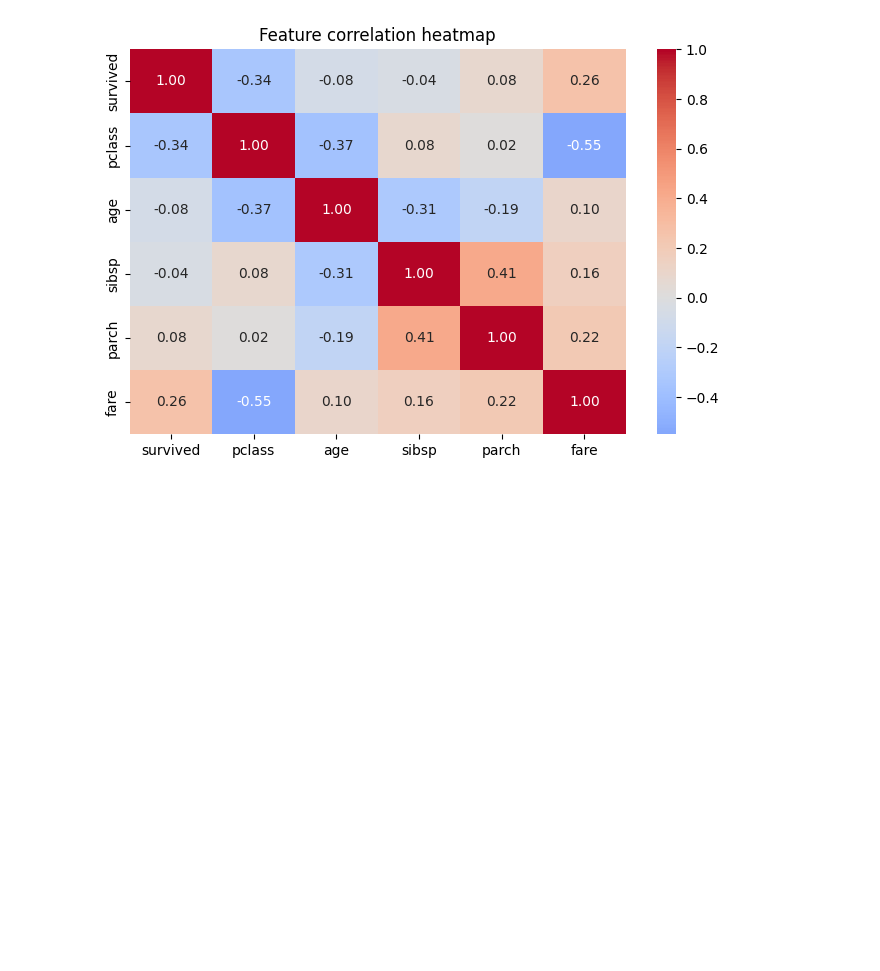
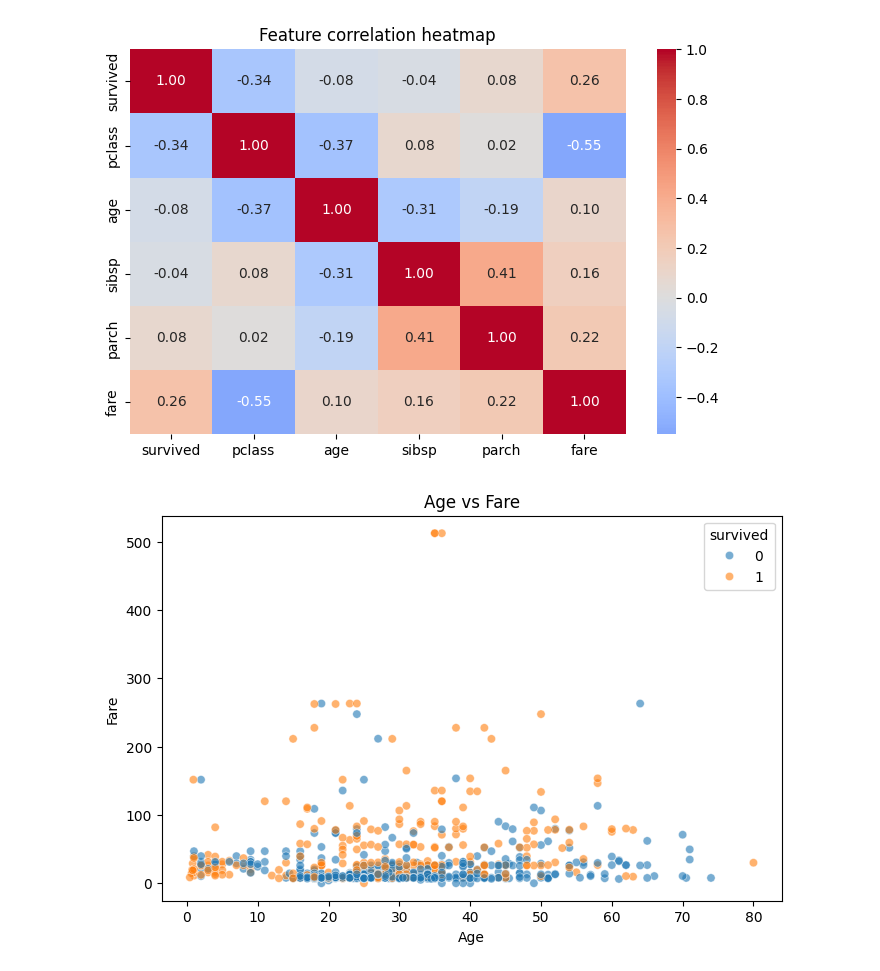
Before and after one commit to inctheflow/Jupyter-Notebook, a Jupyter notebook: seaborn.ipynb, the cells around one changed output. Drawn from its saved outputs; the diff is of its cells as text; code cells hidden in the pictures; blank space fills up the shorter version.

Commit message:
add scatter plot between 2 fields

```diff
--- a/seaborn.ipynb
+++ b/seaborn.ipynb
@@ -82,3 +82,12 @@ plt.title('Feature correlation heatmap')
 plt.show()
 # %% [output]
 [figure]
+# %%
+plt.figure(figsize=(8, 5))
+sns.scatterplot(data = df, x = 'age', y = 'fare', hue = 'survived', alpha = 0.6)
+plt.title("Age vs Fare")
+plt.xlabel("Age")
+plt.ylabel("Fare")
+plt.show()
+# %% [output]
+[figure, added]
```
